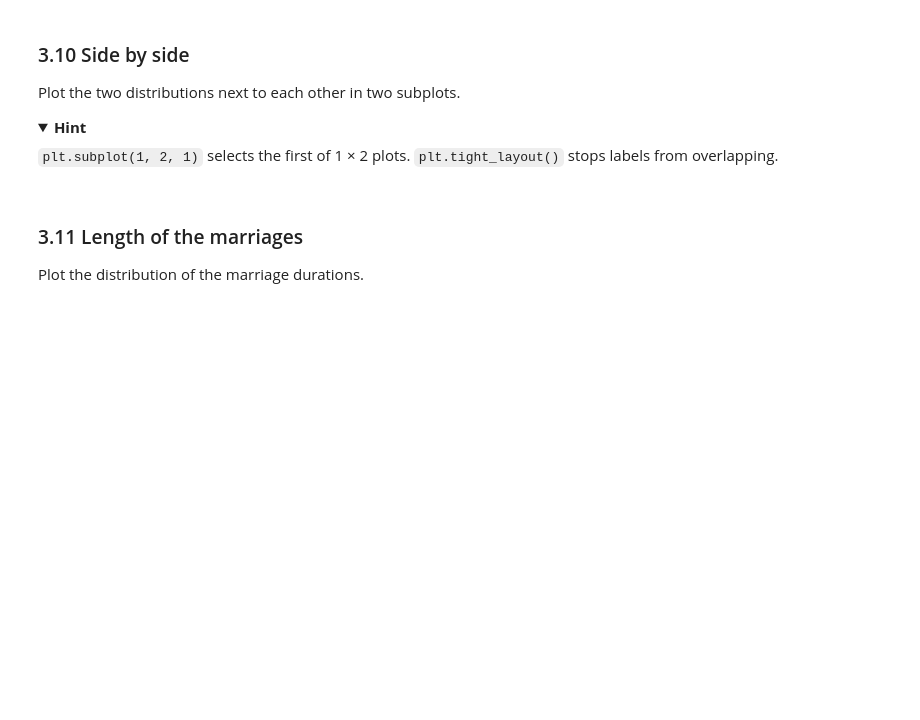
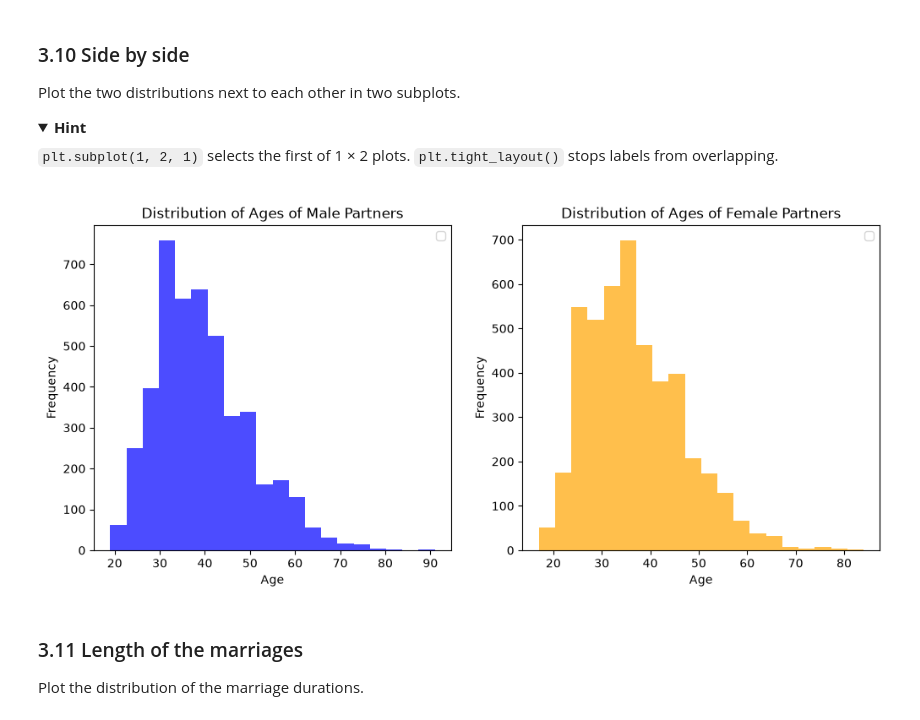
Before and after one commit to MathildevdH/Cognitive_Data_Science, a Jupyter notebook: UvACDS_Python_Exercise_2_analyzing_a_dataset.ipynb, the cells around one changed output. Cells and saved outputs as stored; diff of their text form; code cells hidden in the pictures; folded sections open; blank space fills up the shorter version.

```diff
--- a/UvACDS_Python_Exercise_2_analyzing_a_dataset.ipynb
+++ b/UvACDS_Python_Exercise_2_analyzing_a_dataset.ipynb
@@ -92,6 +271,25 @@ Plot the two distributions next to each other in two subplots.
 `plt.subplot(1, 2, 1)` selects the first of 1 × 2 plots. `plt.tight_layout()` stops labels from overlapping.
 
 </details>
+# %%
+# now, plot the distrubution of men and women in two subplots next to each other
+plt.figure(figsize=(12, 5))
+plt.subplot(1, 2, 1)
+plt.hist(df_ages_corrected['Age_partner_man'], bins=20, alpha=0.7, color='blue')
+plt.title('Distribution of Ages of Male Partners')
+plt.xlabel('Age')
+plt.ylabel('Frequency')
+plt.legend()
+
+plt.subplot(1, 2, 2)
+plt.hist(df_ages_corrected['Age_partner_woman'], bins=20, alpha=0.7, color='orange')
+plt.title('Distribution of Ages of Female Partners')
+plt.xlabel('Age')
+plt.ylabel('Frequency')
+plt.legend()
+plt.show()
+# %% [output]
+[figure, added]
 # %% [markdown]
 ### 3.11 Length of the marriages
 Plot the distribution of the marriage durations.
```
Also changed, not shown: parts of 38 cells of this notebook, 1 other file.
